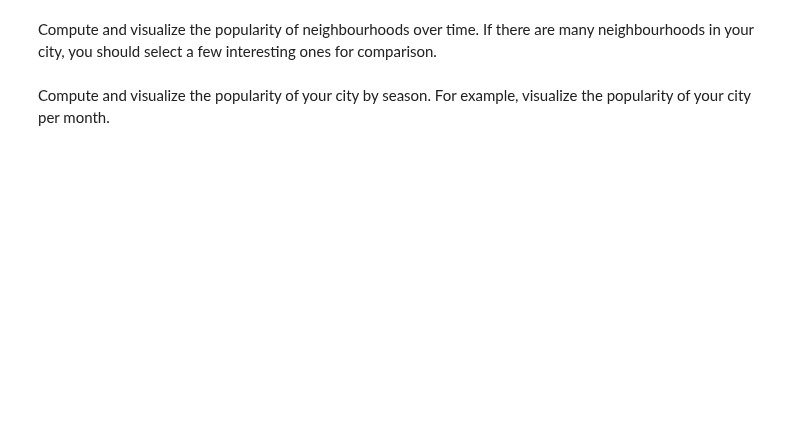
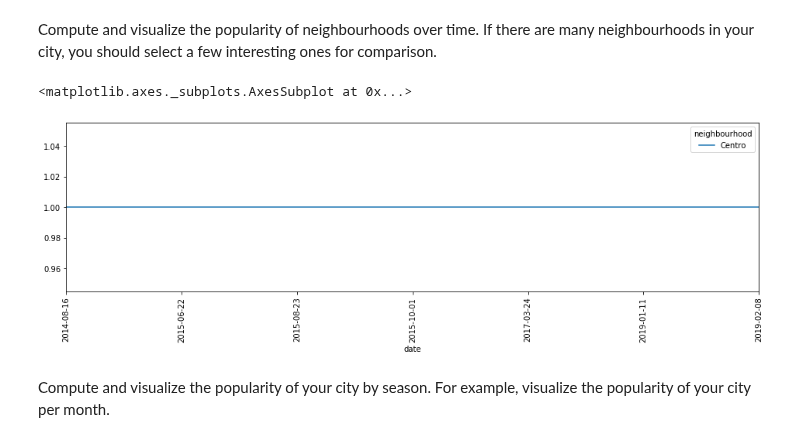
Before and after one commit to grimurz/project3, a Jupyter notebook: Project 3 - Airbnb.ipynb, the cells around one changed output. Cells and saved outputs as stored; diff of their text form; code cells hidden in the pictures; blank space fills up the shorter version.

```diff
--- a/Project 3 - Airbnb.ipynb
+++ b/Project 3 - Airbnb.ipynb
@@ -338,4 +348,21 @@ Compute and visualize the popularity (i.e., number of reviews) of your city over
 # %% [markdown]
 Compute and visualize the popularity of neighbourhoods over time. If there are many neighbourhoods in your city, you should select a few interesting ones for comparison.
+# %%
+dfc_madrid_neigh_pop = dfc_madrid.filter( \
+        (f.col('neighbourhood') == 'Centro') | \
+        (f.col('neighbourhood') == 'San Blas') | \
+        (f.col('neighbourhood') == 'Aluche') | \
+        (f.col('neighbourhood') == 'MalasaÃ±a')) \
+    .groupBy('city','neighbourhood','date') \
+    .agg(f.count('date').alias('number_reviews'))
+
+pdf = dfc_madrid_neigh_pop.select("*").toPandas()
+
+pdf = pdf.pivot(index='date', columns='neighbourhood', values='number_reviews')
+
+pdf.plot.line(rot=90,figsize=(16, 4))
+# %% [output]
+<matplotlib.axes._subplots.AxesSubplot at 0x...>
+[figure, added]
 # %% [markdown]
 Compute and visualize the popularity of your city by season. For example, visualize the popularity of your city per month.
```
Also changed, not shown: parts of 20 cells of this notebook.
